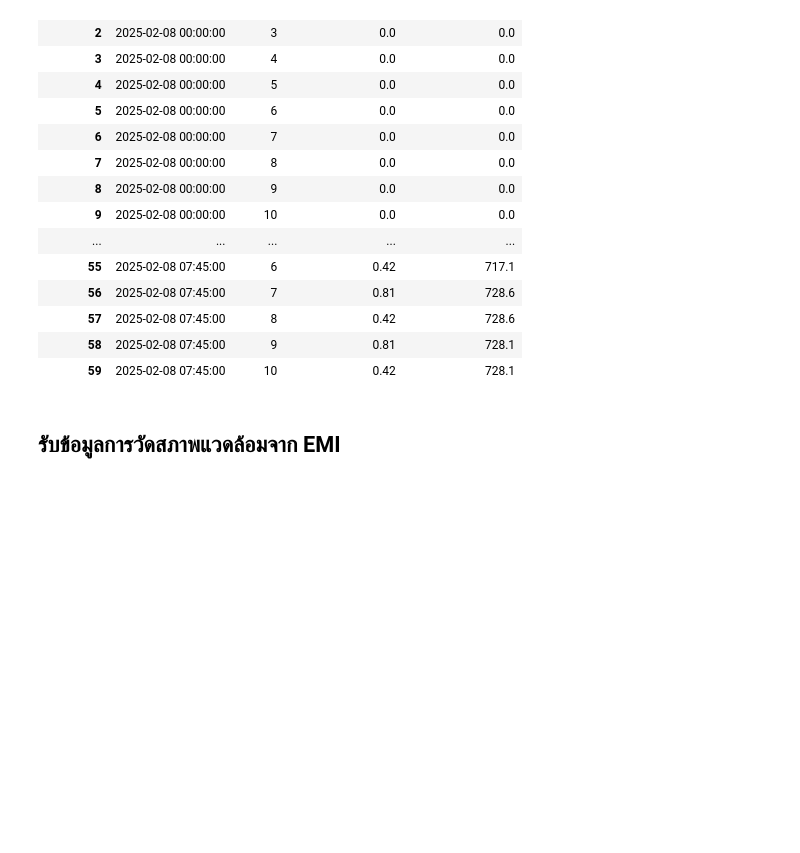
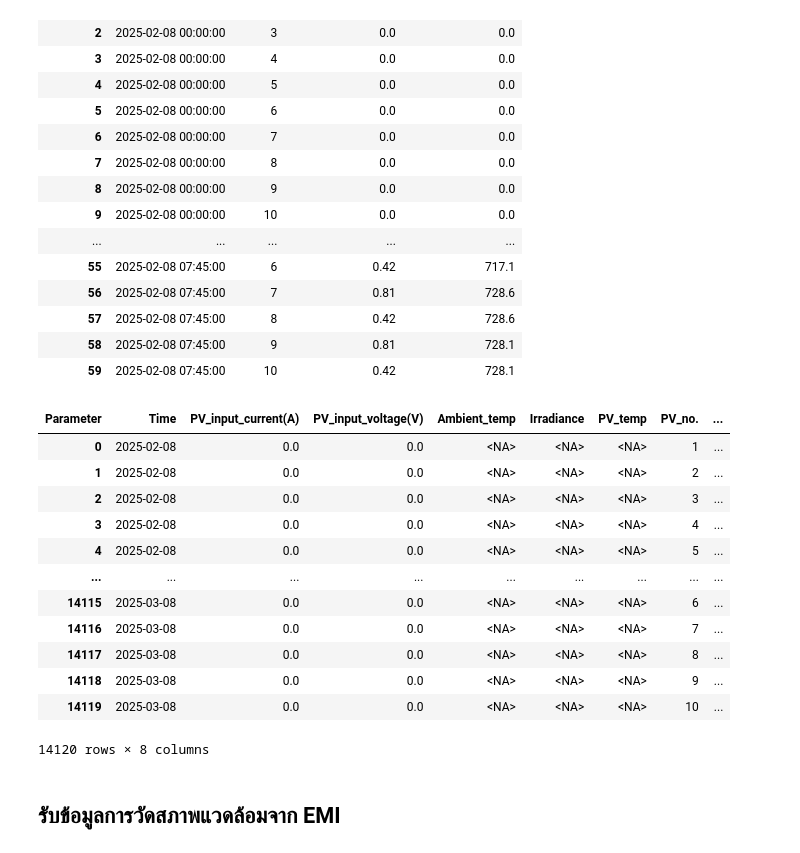
Before and after one commit to Suchakreehub/EDA-Train_solarcell, a Jupyter notebook: project/reformat.ipynb, the cells around one changed output. Cells and saved outputs as stored; diff of their text form; code cells hidden in the pictures; blank space fills up the shorter version.

```diff
--- a/project/reformat.ipynb
+++ b/project/reformat.ipynb
@@ -69,6 +69,47 @@ df.head(60)
 | 57 | 2025-02-08 07:45:00 | 8 | 0.42 | 728.6 |
 | 58 | 2025-02-08 07:45:00 | 9 | 0.81 | 728.1 |
 | 59 | 2025-02-08 07:45:00 | 10 | 0.42 | 728.1 |
+# %%
+# แก้ไขชื่อคอลัมน์ให้ตรงกับที่กำหนด
+column_mapping = {
+    "Time": "Time",
+    "PV input current(A)": "PV_input_current(A)",
+    "PV input voltage(V)": "PV_input_voltage(V)",
+    "Ambient Temperature": "Ambient_temp",
+    "Solar Irradiance": "Irradiance",
+    "PV Panel Temperature": "PV_temp",
+    "PV_no": "PV_no.",
+    "Anomaly Detection": "Anomaly_Label"
+}
+
+# ใช้ mapping เปลี่ยนชื่อคอลัมน์
+df.rename(columns=column_mapping, inplace=True)
+
+# ตรวจสอบว่ามีคอลัมน์ที่ขาดหายไปหรือไม่ ถ้าไม่มีให้เติมค่า NaN
+required_columns = ['Time', 'PV_input_current(A)', 'PV_input_voltage(V)',
+                    'Ambient_temp', 'Irradiance', 'PV_temp', 'PV_no.', 'Anomaly_Label']
+
+for col in required_columns:
+    if col not in df.columns:
+        df[col] = pd.NA  # เติมคอลัมน์ที่ขาดหายไป
+
+# เรียงลำดับคอลัมน์ใหม่ให้ตรงกับที่กำหนด
+df = df[required_columns]
+df
+# %% [output]
+| Parameter | Time | PV_input_current(A) | PV_input_voltage(V) | Ambient_temp | Irradiance | PV_temp | PV_no. | ... |
+| 0 | 2025-02-08 | 0.0 | 0.0 | <NA> | <NA> | <NA> | 1 | ... |
+| 1 | 2025-02-08 | 0.0 | 0.0 | <NA> | <NA> | <NA> | 2 | ... |
+| 2 | 2025-02-08 | 0.0 | 0.0 | <NA> | <NA> | <NA> | 3 | ... |
+| 3 | 2025-02-08 | 0.0 | 0.0 | <NA> | <NA> | <NA> | 4 | ... |
+| 4 | 2025-02-08 | 0.0 | 0.0 | <NA> | <NA> | <NA> | 5 | ... |
+| ... | ... | ... | ... | ... | ... | ... | ... | ... |
+| 14115 | 2025-03-08 | 0.0 | 0.0 | <NA> | <NA> | <NA> | 6 | ... |
+| 14116 | 2025-03-08 | 0.0 | 0.0 | <NA> | <NA> | <NA> | 7 | ... |
+| 14117 | 2025-03-08 | 0.0 | 0.0 | <NA> | <NA> | <NA> | 8 | ... |
+| 14118 | 2025-03-08 | 0.0 | 0.0 | <NA> | <NA> | <NA> | 9 | ... |
+| 14119 | 2025-03-08 | 0.0 | 0.0 | <NA> | <NA> | <NA> | 10 | ... |
+14120 rows × 8 columns
 # %% [markdown]
 ## รับข้อมูลการวัดสภาพแวดล้อมจาก EMI
 # %%
```
Also changed, not shown: parts of 1 cell of this notebook, 6 other files.
